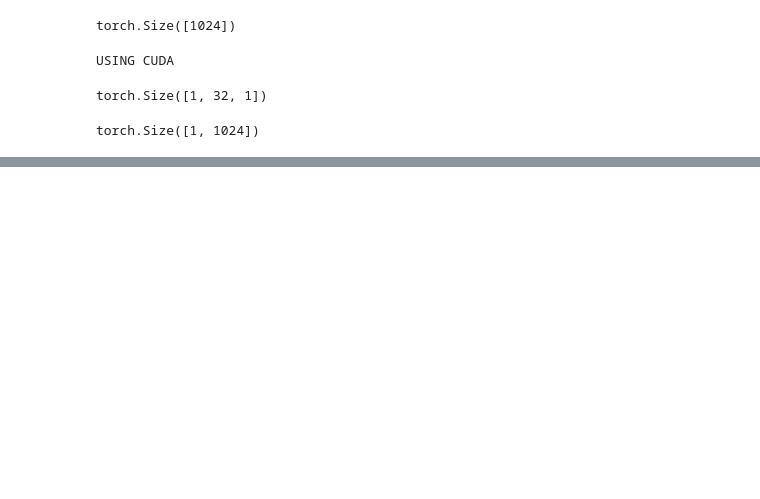
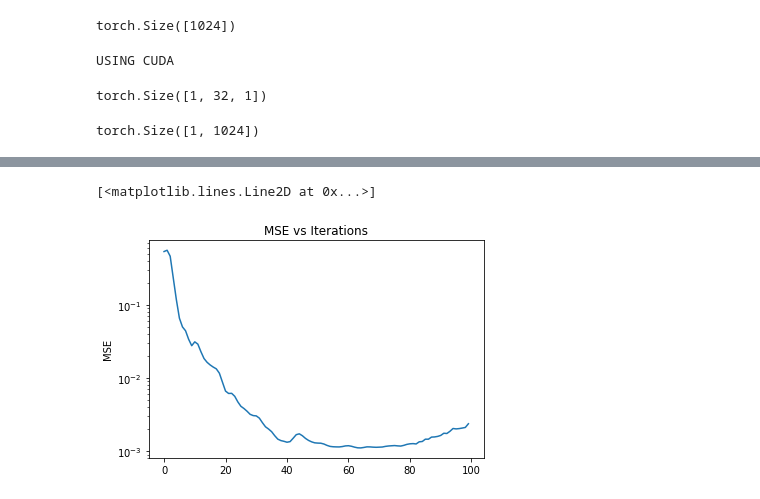
Before and after one commit to Sriram-Ravula/Sine_DIP, a Jupyter notebook: SineWave-DIP.ipynb, the cells around one changed output, grey strips where cells are left out. Cells and saved outputs as stored; diff of their text form; code cells hidden in the pictures; blank space fills up the shorter version.

```diff
--- a/SineWave-DIP.ipynb
+++ b/SineWave-DIP.ipynb
@@ -281,0 +317,13 @@ Execution Time:  0.76 s
+# %%
+from matplotlib.axes import Axes
+
+itern = np.arange(NUM_ITER) #iteration
+
+#MSE graph
+plt.figure()
+plt.ylabel('MSE')
+plt.title("MSE vs Iterations")
+plt.semilogy(itern, mse_log)
+# %% [output]
+[<matplotlib.lines.Line2D at 0x...>]
+[figure, added]
```
Also changed, not shown: parts of 5 cells of this notebook.
